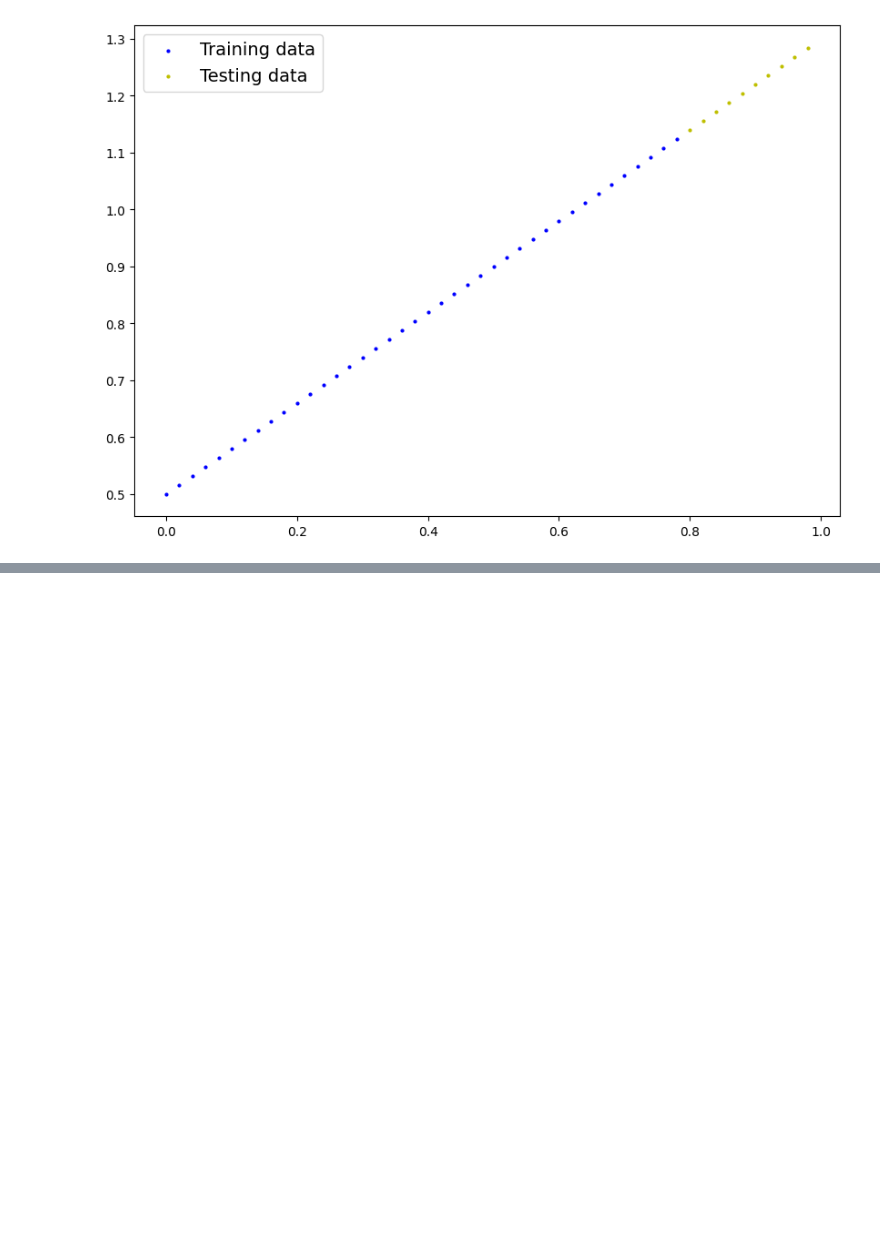
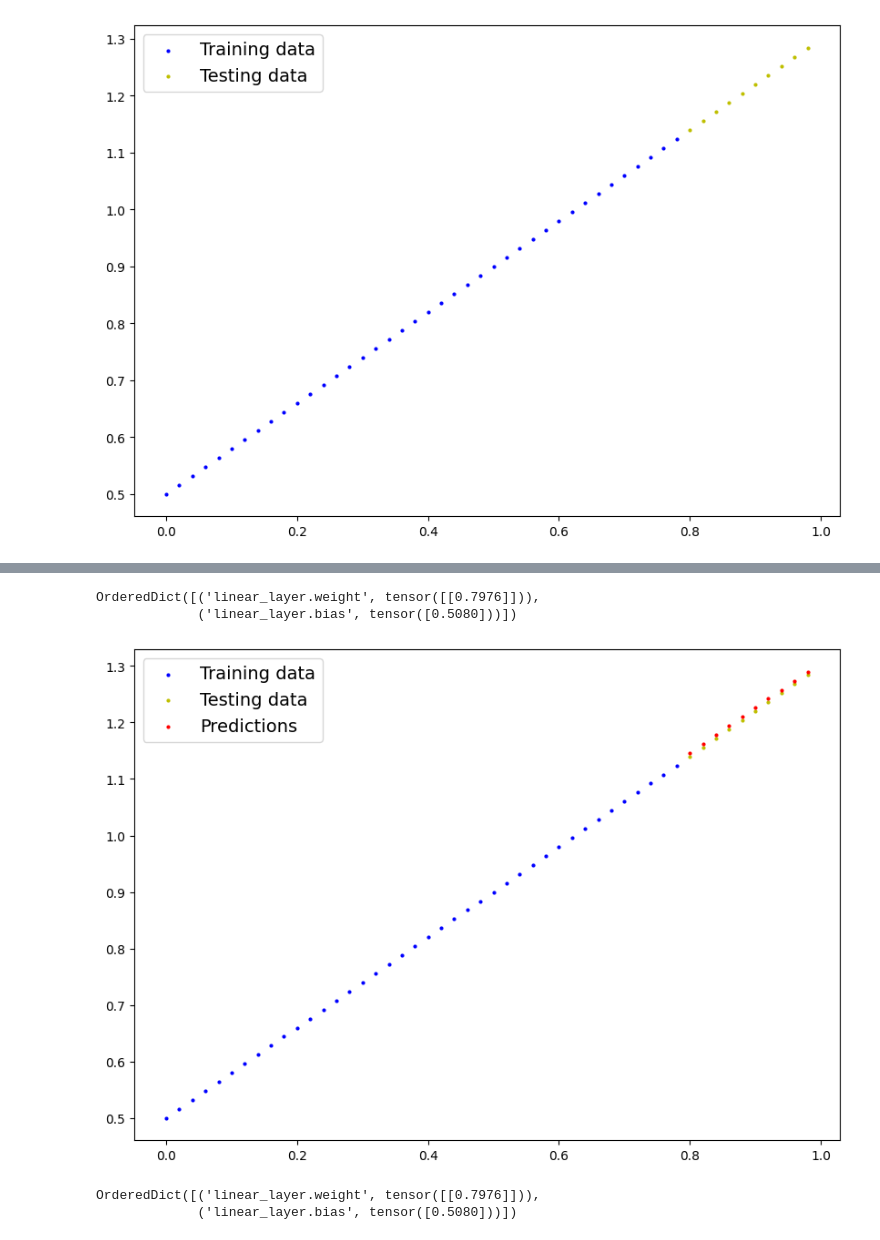
Before and after one commit to SanjaySaatyaki/pytorch_4_ml_dl, a Jupyter notebook: 01_pytorch_workflow.ipynb, the cells around one changed output, grey strips where cells are left out. Saved outputs shown, nothing was run; the diff lists cells and outputs as text; code cells hidden in the pictures; blank space fills up the shorter version.

```diff
--- a/01_pytorch_workflow.ipynb
+++ b/01_pytorch_workflow.ipynb
@@ -342,4 +342,8 @@ class LinearRegressionModelv2(nn.Module):
     self.linear_layer = nn.Linear(in_features=1, out_features=1)
 
   def forward(self, x:torch.tensor)->torch.Tensor:
-    self.linear_layer(x)
+    return self.linear_layer(x)
+
+torch.manual_seed(42)
+model_1 = LinearRegressionModelv2()
+model_1.state_dict()
@@ -345,0 +357,30 @@ class LinearRegressionModelv2(nn.Module):
+# %%
+loss_fn_v1 = nn.L1Loss()
+optimizer_v1 = torch.optim.SGD(params=model_1.parameters(),lr=0.01)
+# %%
+# Training Loop
+torch.manual_seed(42)
+epochs = 200
+
+for epoch in range(epochs):
+  model_1.train()
+
+  #forward pass
+  y_pred = model_1(X_train)
+
+  loss = loss_fn_v1(y_pred,y_train)
+
+  optimizer_v1.zero_grad()
+
+  loss.backward()
+
+  optimizer_v1.step()
+
+  model_1.eval()
+
+  with torch.inference_mode():
+    y_pred_test = model_1(X_test)
+    test_loss = loss_fn_v1(y_pred_test,y_test)
+
+  if epoch %10 ==0:
+    print(f"Epoch:{epoch}| Loss: {loss}| Test Loss:{test_loss}")
@@ -345,0 +408,5 @@ class LinearRegressionModelv2(nn.Module):
+# %%
+model_1.state_dict()
+# %% [output]
+OrderedDict([('linear_layer.weight', tensor([[0.7976]])),
+             ('linear_layer.bias', tensor([0.5080]))])
@@ -345,0 +416,9 @@ class LinearRegressionModelv2(nn.Module):
+# %%
+plot_prediction(X_train, y_train, X_test, y_test,predictions=y_pred_test)
+# %% [output]
+[figure, added]
+# %%
+model_1.state_dict()
+# %% [output]
+OrderedDict([('linear_layer.weight', tensor([[0.7976]])),
+             ('linear_layer.bias', tensor([0.5080]))])
```
Also changed, not shown: parts of 4 cells of this notebook.
